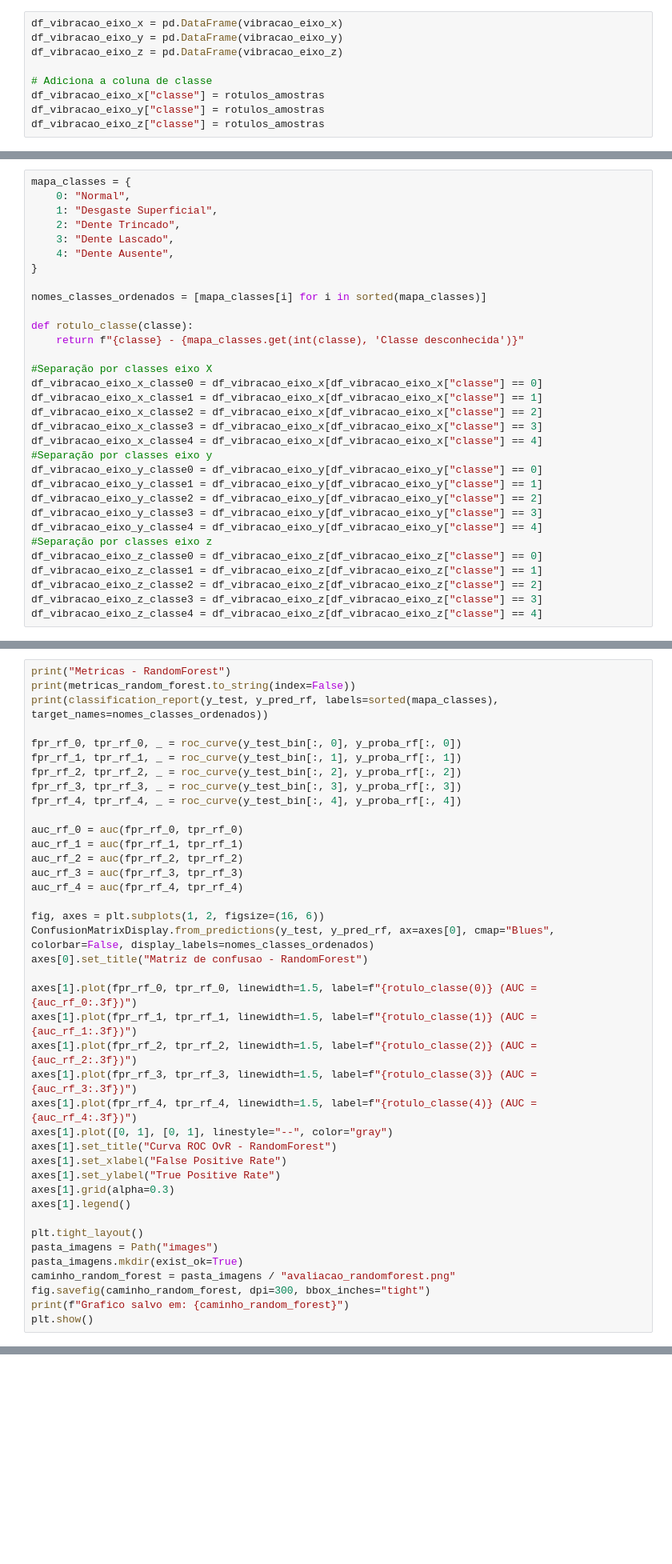
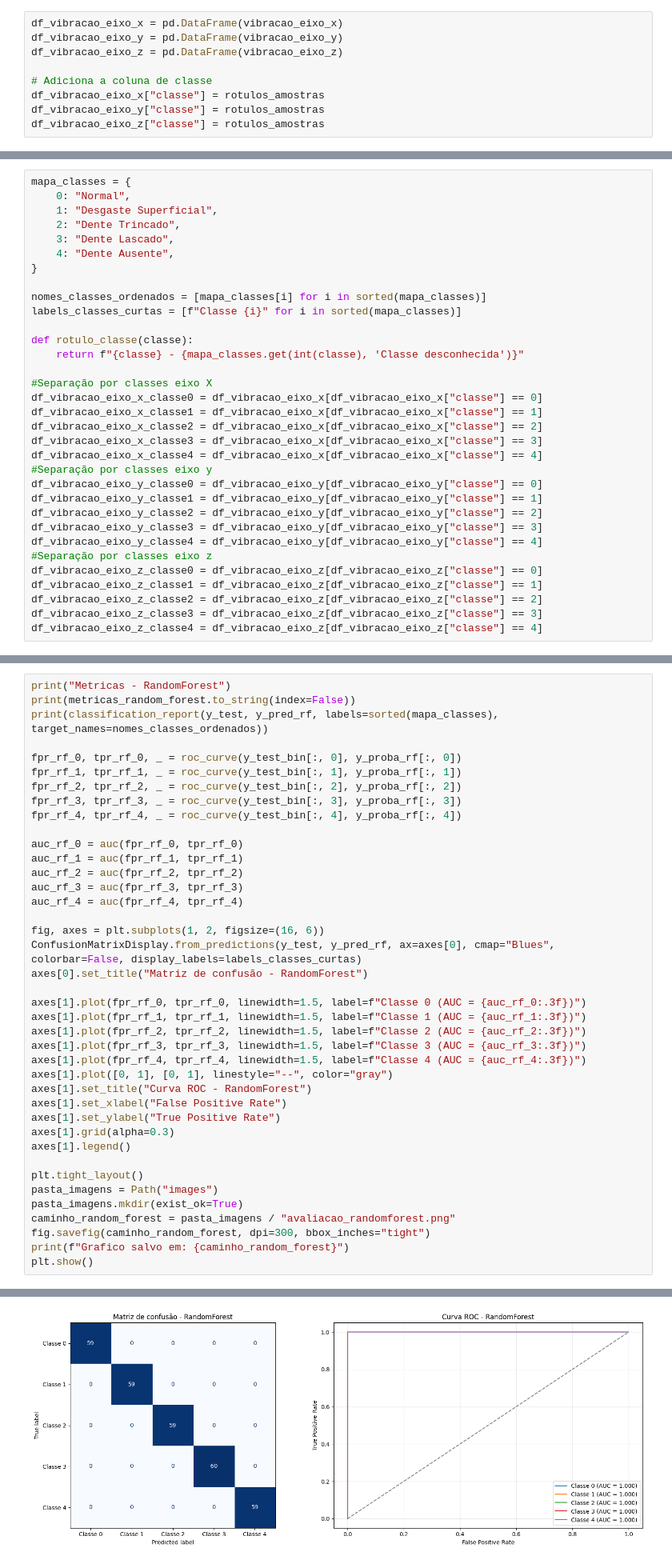
Before and after one commit to MateusZanco/predictive_maintenance_fft_ml_xai_llm, a Jupyter notebook: predictive_maintenance_fft_ml_xai_llm.ipynb, the cells around one changed output, grey strips where cells are left out. Shown at 80% size. Saved outputs shown, nothing was run; the diff lists cells and outputs as text; blank space fills up the shorter version.

```diff
--- a/predictive_maintenance_fft_ml_xai_llm.ipynb
+++ b/predictive_maintenance_fft_ml_xai_llm.ipynb
@@ -60,6 +86,7 @@ mapa_classes = {
 }
 
 nomes_classes_ordenados = [mapa_classes[i] for i in sorted(mapa_classes)]
+labels_classes_curtas = [f"Classe {i}" for i in sorted(mapa_classes)]
 
 def rotulo_classe(classe):
     return f"{classe} - {mapa_classes.get(int(classe), 'Classe desconhecida')}"
@@ -593,16 +701,16 @@ auc_rf_3 = auc(fpr_rf_3, tpr_rf_3)
 auc_rf_4 = auc(fpr_rf_4, tpr_rf_4)
 
 fig, axes = plt.subplots(1, 2, figsize=(16, 6))
-ConfusionMatrixDisplay.from_predictions(y_test, y_pred_rf, ax=axes[0], cmap="Blues", colorbar=False, display_labels=nomes_classes_ordenados)
-axes[0].set_title("Matriz de confusao - RandomForest")
+ConfusionMatrixDisplay.from_predictions(y_test, y_pred_rf, ax=axes[0], cmap="Blues", colorbar=False, display_labels=labels_classes_curtas)
+axes[0].set_title("Matriz de confusão - RandomForest")
 
-axes[1].plot(fpr_rf_0, tpr_rf_0, linewidth=1.5, label=f"{rotulo_classe(0)} (AUC = {auc_rf_0:.3f})")
-axes[1].plot(fpr_rf_1, tpr_rf_1, linewidth=1.5, label=f"{rotulo_classe(1)} (AUC = {auc_rf_1:.3f})")
-axes[1].plot(fpr_rf_2, tpr_rf_2, linewidth=1.5, label=f"{rotulo_classe(2)} (AUC = {auc_rf_2:.3f})")
-axes[1].plot(fpr_rf_3, tpr_rf_3, linewidth=1.5, label=f"{rotulo_classe(3)} (AUC = {auc_rf_3:.3f})")
-axes[1].plot(fpr_rf_4, tpr_rf_4, linewidth=1.5, label=f"{rotulo_classe(4)} (AUC = {auc_rf_4:.3f})")
+axes[1].plot(fpr_rf_0, tpr_rf_0, linewidth=1.5, label=f"Classe 0 (AUC = {auc_rf_0:.3f})")
+axes[1].plot(fpr_rf_1, tpr_rf_1, linewidth=1.5, label=f"Classe 1 (AUC = {auc_rf_1:.3f})")
+axes[1].plot(fpr_rf_2, tpr_rf_2, linewidth=1.5, label=f"Classe 2 (AUC = {auc_rf_2:.3f})")
+axes[1].plot(fpr_rf_3, tpr_rf_3, linewidth=1.5, label=f"Classe 3 (AUC = {auc_rf_3:.3f})")
+axes[1].plot(fpr_rf_4, tpr_rf_4, linewidth=1.5, label=f"Classe 4 (AUC = {auc_rf_4:.3f})")
 axes[1].plot([0, 1], [0, 1], linestyle="--", color="gray")
-axes[1].set_title("Curva ROC OvR - RandomForest")
+axes[1].set_title("Curva ROC - RandomForest")
 axes[1].set_xlabel("False Positive Rate")
 axes[1].set_ylabel("True Positive Rate")
 axes[1].grid(alpha=0.3)
@@ -615,3 +723,4 @@ caminho_random_forest = pasta_imagens / "avaliacao_randomforest.png"
 fig.savefig(caminho_random_forest, dpi=300, bbox_inches="tight")
 print(f"Grafico salvo em: {caminho_random_forest}")
 plt.show()
+# %% [output]
@@ -618,3 +743,4 @@ plt.show()
+[figure, added]
 # %%
 print("Metricas - XGBoost")
 print(metricas_xgboost.to_string(index=False))
```
Also changed, not shown: parts of 21 cells of this notebook, 3 other files.
